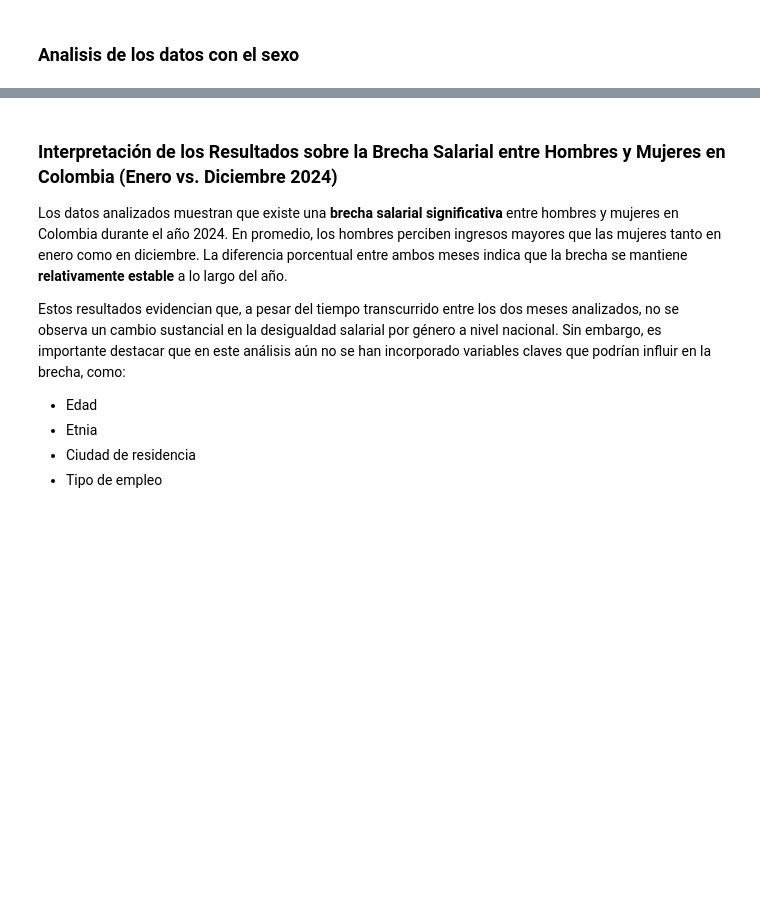
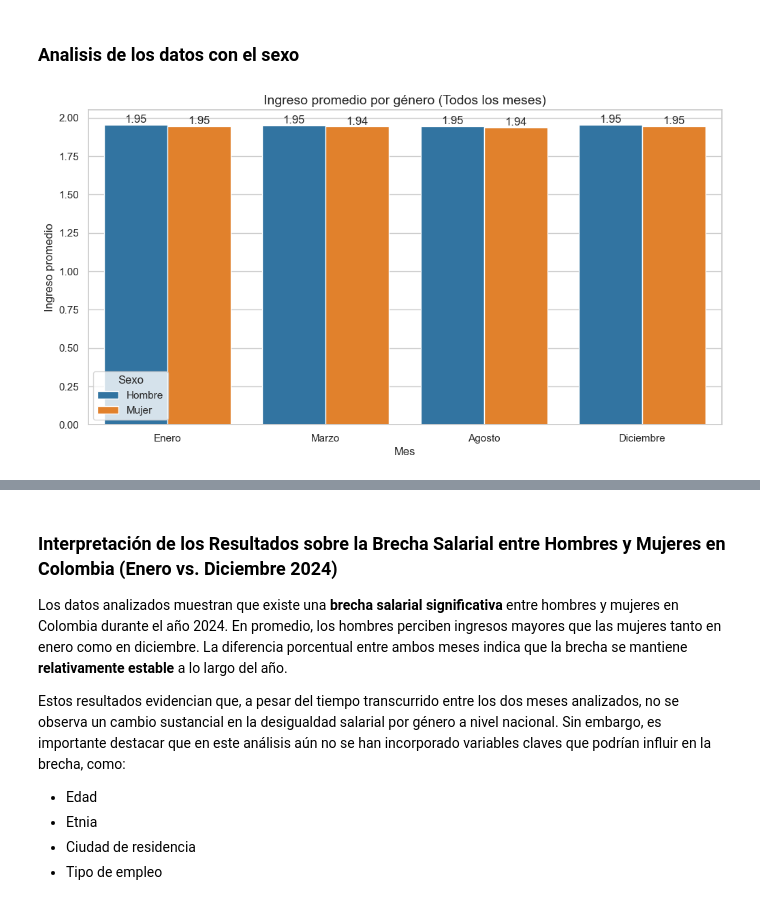
Before and after one commit to Lufe04/FinalAnalitica, a Jupyter notebook: ParcialFinal.ipynb, the cells around one changed output, grey strips where cells are left out. Saved outputs shown, nothing was run; the diff lists cells and outputs as text; code cells hidden in the pictures; blank space fills up the shorter version.

```diff
--- a/ParcialFinal.ipynb
+++ b/ParcialFinal.ipynb
@@ -701,33 +676,85 @@ MemoryError
 ### Analisis de los datos con el sexo
 # %%
 import pandas as pd
+import matplotlib.pyplot as plt
+import seaborn as sns
 
-# Cargar los datasets de enero y diciembre
-enero = pd.read_csv("datos_enero_2024.csv")
-diciembre = pd.read_csv("datos_diciembre_2024.csv")
+# Cargar el dataset consolidado
+df_consolidado = pd.read_csv("CONSOLIDADO_VERIFICADO.csv")
 
-# Agregar una columna para identificar el mes
-enero["MES_NOMBRE"] = "Enero"
-diciembre["MES_NOMBRE"] = "Diciembre"
+# 1. Limpieza y preparación de datos
+# Mapear valores de sexo y eliminar registros no informados
+df_consolidado["P3271"] = df_consolidado["P3271"].map(
+    {1: "Hombre", 2: "Mujer"}
+).fillna("No informa")
 
-# Unir ambos datasets
-df_comparado = pd.concat([enero, diciembre], ignore_index=True)
+# Filtrar solo registros con valores válidos en ingresos
+df_clean = df_consolidado.dropna(subset=['P7495'])
 
-# Revisar valores únicos en la columna P3271 (sexo)
-print("Valores únicos en la columna P3271 (sexo):")
-print(df_comparado["P3271"].unique())
+# =================================================================
+# ANÁLISIS COMPLETO PARA LOS 4 MESES
+# =================================================================
+# 2. Análisis general
+ingresos_promedio = df_clean.groupby(["MES_NOMBRE", "P3271"], observed=True)["P7495"].agg(
+    ['mean', 'std', 'count']
+).reset_index()
+ingresos_promedio.columns = ['Mes', 'Sexo', 'Ingreso_promedio', 'Desviación_estándar', 'Muestra']
 
-# Mapear valores: 1 = Hombre, 2 = Mujer
-df_comparado["P3271"] = df_comparado["P3271"].map({1: "Hombre", 2: "Mujer"})
+# Gráfico comparativo para los 4 meses
+plt.figure(figsize=(12, 6))
+sns.set_theme(style="whitegrid")
+ax = sns.barplot(
+    data=ingresos_promedio,
+    x='Mes',
+    y='Ingreso_promedio',
+    hue='Sexo',
+    palette={"Hombre": "#1f77b4", "Mujer": "#ff7f0e", "No informa": "#2ca02c"},
+    order=["Enero", "Marzo", "Agosto", "Diciembre"]
+)
 
-# Comparar ingreso promedio por sexo y mes
-ingresos_promedio = df_comparado.groupby(["MES_NOMBRE", "P3271"])["P7495"].mean().reset_index()
+plt.title("Ingreso promedio por género (Todos los meses)", fontsize=14)
+plt.ylabel("Ingreso promedio")
+plt.xlabel("Mes")
+plt.legend(title="Sexo")
+for container in ax.containers:
+    ax.bar_label(container, fmt='%.2f')
+plt.show()
 
-print("\nIngreso promedio por sexo y mes:")
+# =================================================================
+# ANÁLISIS COMPARATIVO ENERO-DICIEMBRE (Gráficas originales)
+# =================================================================
+# Filtrar solo meses de interés
+df_enero_dic = df_clean[df_clean['MES_NOMBRE'].isin(['Enero', 'Diciembre'])]
+
+# 3. Análisis específico Enero-Diciembre
+ingresos_comp = df_enero_dic.groupby(["MES_NOMBRE", "P3271"])["P7495"].mean().reset_index()
+pivot_comp = ingresos_comp.pivot(index='P3271', columns='MES_NOMBRE', values='P7495')
+
+# Calcular brecha porcentual
+pivot_comp["Brecha (%)"] = ((pivot_comp["Enero"] - pivot_comp["Diciembre"]) / pivot_comp["Enero"]) * 100
+
+# Gráfico 1: Comparación directa
+plt.figure(figsize=(8,5))
+sns.barplot(data=ingresos_comp, x="MES_NOMBRE", y="P7495", hue="P3271", palette={"Hombre": "#1f77b4", "Mujer": "#ff7f0e"})
+plt.title("Comparación Enero vs Diciembre", fontsize=13)
+plt.ylabel("Ingreso promedio")
+plt.xlabel("Mes")
+plt.legend(title="Sexo")
+plt.show()
+
+
+
+# =================================================================
+# RESULTADOS EN CONSOLA
+# =================================================================
+print("\n" + "="*50)
+print("Resultados completos para todos los meses")
+print("="*50)
 print(ingresos_promedio)
 
-# También puedes visualizarlo como tabla pivote (opcional)
-pivot = ingresos_promedio.pivot(index='P3271', columns='MES_NOMBRE', values='P7495')
-print("\nTabla pivote (sexo vs mes):")
-print(pivot)
+print("\n" + "="*50)
+print("Comparativo Enero-Diciembre")
+print("="*50)
+print(pivot_comp)
 # %% [output]
+[figure, added]
```
Also changed, not shown: parts of 57 cells of this notebook.
